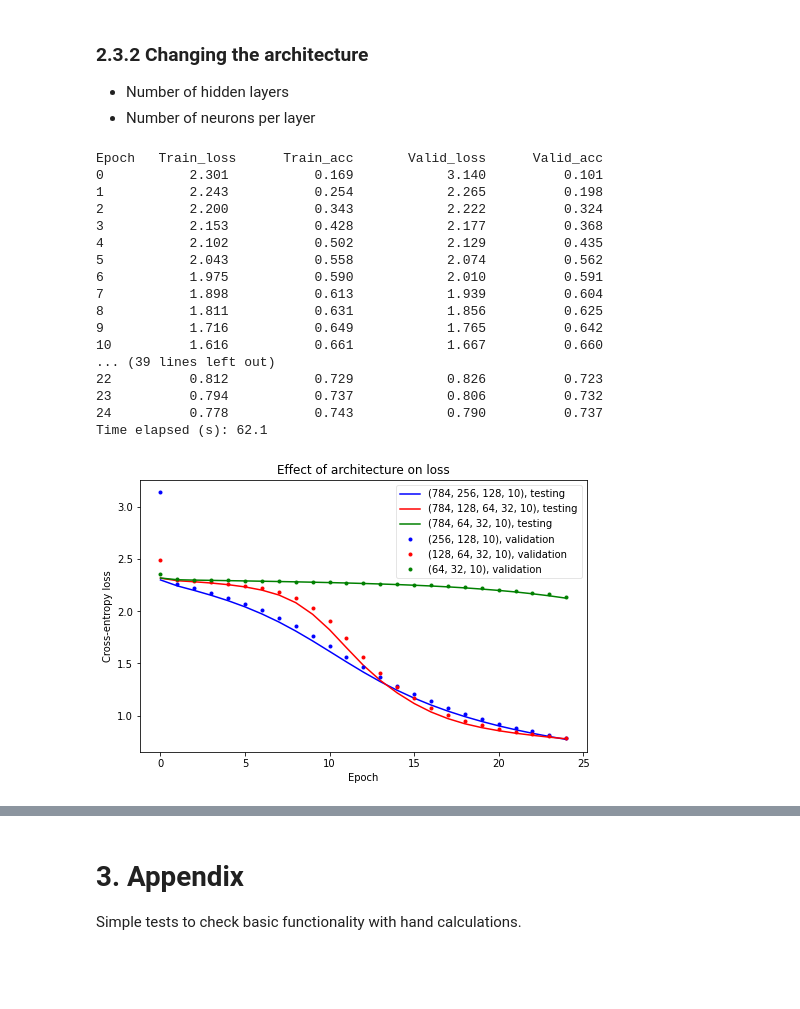
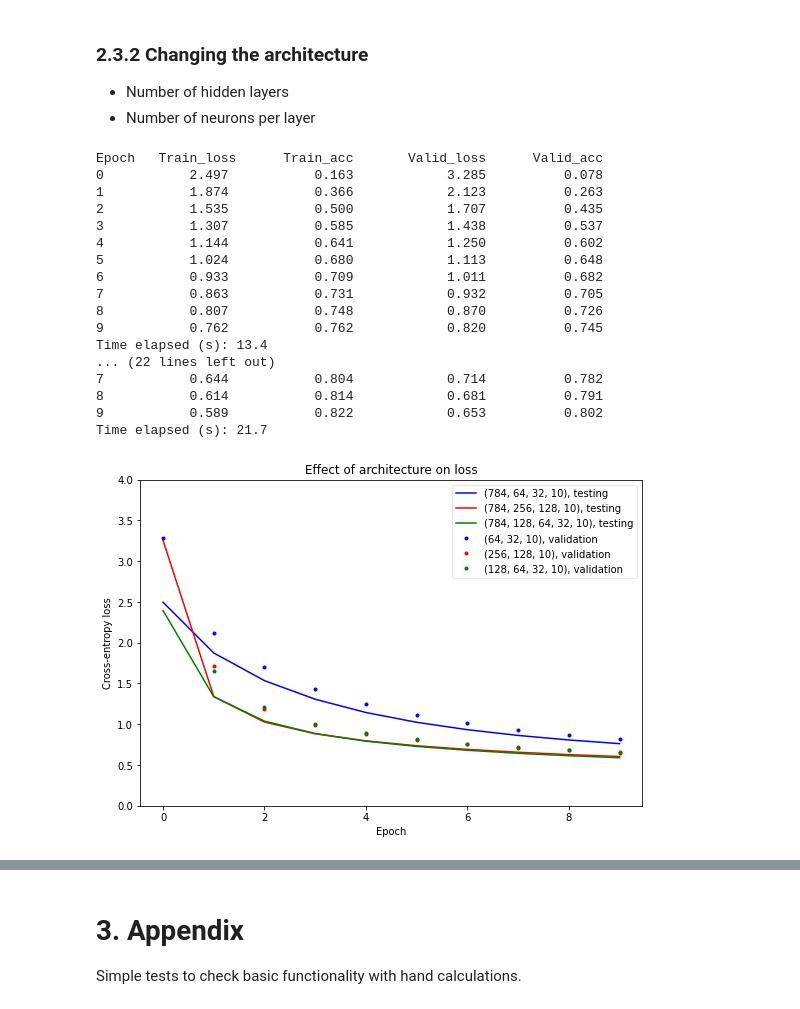
Before and after one commit to vtd9/multilayer-perceptron, a Jupyter notebook: HW1.ipynb, the cells around one changed output, grey strips where cells are left out. Saved outputs shown, nothing was run; the diff lists cells and outputs as text; code cells hidden in the pictures; blank space fills up the shorter version.

```diff
--- a/HW1.ipynb
+++ b/HW1.ipynb
@@ -836,5 +860,9 @@ Splits on training, validation, & testing: (784, 49000) (784, 10500) (784, 10500
 # %% [markdown]
 ## 2.3 Training and validation
+# %%
+# Hyperparameters to use throughout all models
+batch = 100
+epochs = 10
 # %% [markdown]
 ### 2.3.1 Varying the learning rate
 # %%
@@ -899,60 +935,50 @@ Utility.plot_results([lr_results[_][3] for _ in lrs],
 *   Number of neurons per layer
 # %%
 # Define different architectures to try
-arch_results = []
-lr = 0.01
-epochs = 25
-dims_set = [(width*width, 256, 128, 10), (width*width, 128, 64, 32, 10)]
+arch_results = {}
+lr = 0.001
+dims_set = ((width*width, 64, 32, 10),
+            (width*width, 256, 128, 10),
+            (width*width, 128, 64, 32, 10))
 activ_fns_set = ((Activation.relu, Activation.relu, Activation.softmax),
+                 (Activation.relu, Activation.relu, Activation.softmax),
                  (Activation.relu, Activation.relu, Activation.relu, Activation.softmax))
 # %%
 # Train models, validate
 for dims, activ_fns in zip(dims_set, activ_fns_set):
   p = Perceptron(dims, activ_fns, Loss.cross_entropy)
-  arch_results.append(Utility.train_and_validate(p, mnist_set, lr, epochs, batch))
+  arch_results[dims] = Utility.train_and_validate(p, mnist_set,
+                                                  lr, epochs, batch)
 # %% [output]
 Epoch   Train_loss      Train_acc       Valid_loss      Valid_acc
-0           2.301           0.169            3.140          0.101
-1           2.243           0.254            2.265          0.198
-2           2.200           0.343            2.222          0.324
-3           2.153           0.428            2.177          0.368
-4           2.102           0.502            2.129          0.435
-5           2.043           0.558            2.074          0.562
-6           1.975           0.590            2.010          0.591
-7           1.898           0.613            1.939          0.604
-8           1.811           0.631            1.856          0.625
-9           1.716           0.649            1.765          0.642
-10          1.616           0.661            1.667          0.660
-... (39 lines left out)
-22          0.812           0.729            0.826          0.723
-23          0.794           0.737            0.806          0.732
-24          0.778           0.743            0.790          0.737
-Time elapsed (s): 62.1
+0           2.497           0.163            3.285          0.078
+1           1.874           0.366            2.123          0.263
+2           1.535           0.500            1.707          0.435
+3           1.307           0.585            1.438          0.537
+4           1.144           0.641            1.250          0.602
+5           1.024           0.680            1.113          0.648
+6           0.933           0.709            1.011          0.682
+7           0.863           0.731            0.932          0.705
+8           0.807           0.748            0.870          0.726
+9           0.762           0.762            0.820          0.745
+Time elapsed (s): 13.4
+... (22 lines left out)
+7           0.644           0.804            0.714          0.782
+8           0.614           0.814            0.681          0.791
+9           0.589           0.822            0.653          0.802
+Time elapsed (s): 21.7
-# %%
-# Append to earlier run with same learning rate
-dims_set.append((width*width, 64, 32, 10))
-arch_results_train_loss = [_[0] for _ in arch_results]
-arch_results_train_loss.append(lr_results[lr][0])
-
-arch_results_train_acc = [_[1] for _ in arch_results]
-arch_results_train_acc.append(lr_results[lr][1])
-
-arch_results_valid_loss = [_[2] for _ in arch_results]
-arch_results_valid_loss.append(lr_results[lr][2])
-
-arch_results_valid_acc = [_[3] for _ in arch_results]
-arch_results_valid_acc.append(lr_results[lr][3])
 # %%
 # Plot loss for the different architectures tried
-Utility.plot_results(arch_results_train_loss,
+Utility.plot_results([arch_results[_][0] for _ in dims_set],
                      labels=[str(dims) + ', testing' for dims in dims_set],
                      fmts=['-' + _ for _ in ('b', 'r', 'g')])
-Utility.plot_results(arch_results_valid_loss,
+
+Utility.plot_results([arch_results[_][2] for _ in dims_set],
                      labels=[str(dims[1:]) + ', validation' for dims in dims_set],
                      fmts=['.' + _ for _ in ('b', 'r', 'g')],
-                     ylabel='Cross-entropy loss',
+                     ylabel='Cross-entropy loss', ymax=4.0,
                      title='Effect of architecture on loss')
 # %% [output]
-[figure, old version]
+[figure, new version]
 # %%
 # Plot accuracy for different architectures tried
```
Also changed, not shown: parts of 21 cells of this notebook.
